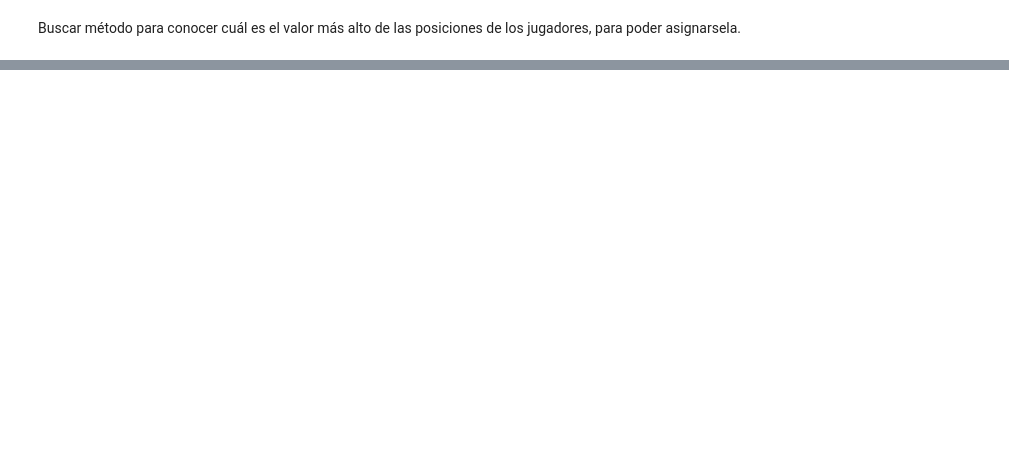
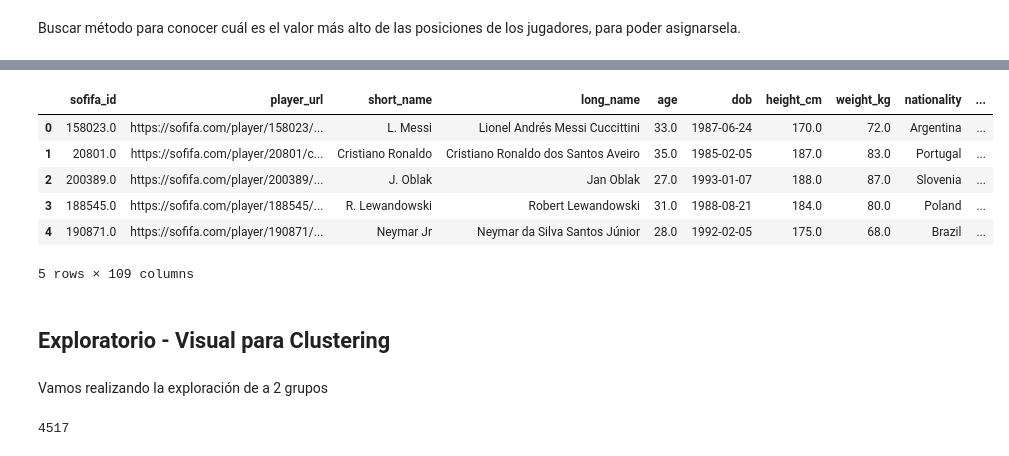
Before and after one commit to DiploDatos-Grupo2/AprendizajeNoSupervisado, a Jupyter notebook: TrabajoEntregable.ipynb, the cells around one changed output, grey strips where cells are left out. Drawn from its saved outputs; the diff is of its cells as text; code cells hidden in the pictures; blank space fills up the shorter version.

```diff
--- a/TrabajoEntregable.ipynb
+++ b/TrabajoEntregable.ipynb
@@ -204,0 +224,2 @@ Name: max, Length: 18944, dtype: object
+# %%
+skills_ratings = ["pace","shooting", "passing", "dribbling","defending", "physic","gk_diving", "gk_handling","gk_kicking","gk_reflexes","gk_speed", "gk_positioning","player_traits", "attacking_crossing", "attacking_finishing", "attacking_heading_accuracy", "attacking_short_passing", "attacking_volleys", "skill_dribbling", "skill_curve", "skill_fk_accuracy","skill_long_passing", "skill_ball_control", "movement_acceleration", "movement_sprint_speed", "movement_agility", "movement_reactions", "movement_balance", "power_shot_power", "power_jumping", "power_stamina", "power_strength", "power_long_shots", "mentality_aggression", "mentality_interceptions", "mentality_positioning", "mentality_vision", "mentality_penalties", "mentality_composure", "defending_marking", "defending_standing_tackle", "defending_sliding_tackle", "goalkeeping_diving", "goalkeeping_handling", "goalkeeping_kicking", "goalkeeping_positioning", "goalkeeping_reflexes"]
@@ -204,0 +232,6 @@ Name: max, Length: 18944, dtype: object
+# %%
+elHacha={'short_name':'elHacha','overall':99}
+for skills in skills_ratings:
+    elHacha[skills]=99
+
+dfNew = dfNew.append(elHacha,ignore_index=True)
@@ -204,0 +248,14 @@ Name: max, Length: 18944, dtype: object
+# %%
+dfNew.head()
+# %% [output]
+|  | sofifa_id | player_url | short_name | long_name | age | dob | height_cm | weight_kg | nationality | ... |
+| 0 | 158023.0 | https://sofifa.com/player/158023/... | L. Messi | Lionel Andrés Messi Cuccittini | 33.0 | 1987-06-24 | 170.0 | 72.0 | Argentina | ... |
+| 1 | 20801.0 | https://sofifa.com/player/20801/c... | Cristiano Ronaldo | Cristiano Ronaldo dos Santos Aveiro | 35.0 | 1985-02-05 | 187.0 | 83.0 | Portugal | ... |
+| 2 | 200389.0 | https://sofifa.com/player/200389/... | J. Oblak | Jan Oblak | 27.0 | 1993-01-07 | 188.0 | 87.0 | Slovenia | ... |
+| 3 | 188545.0 | https://sofifa.com/player/188545/... | R. Lewandowski | Robert Lewandowski | 31.0 | 1988-08-21 | 184.0 | 80.0 | Poland | ... |
+| 4 | 190871.0 | https://sofifa.com/player/190871/... | Neymar Jr | Neymar da Silva Santos Júnior | 28.0 | 1992-02-05 | 175.0 | 68.0 | Brazil | ... |
+5 rows × 109 columns
+# %% [markdown]
+## Exploratorio - Visual para Clustering
+# %% [markdown]
+Vamos realizando la exploración de a 2 grupos
@@ -204,0 +269,4 @@ Name: max, Length: 18944, dtype: object
+# %%
+len(bool_crack)
+# %% [output]
+4517
```
Also changed, not shown: parts of 32 cells of this notebook, 1 other file.
